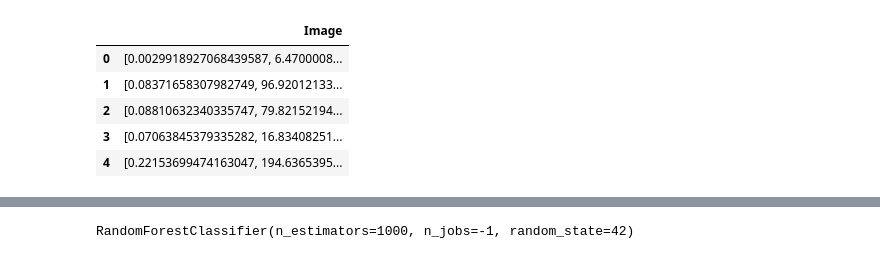
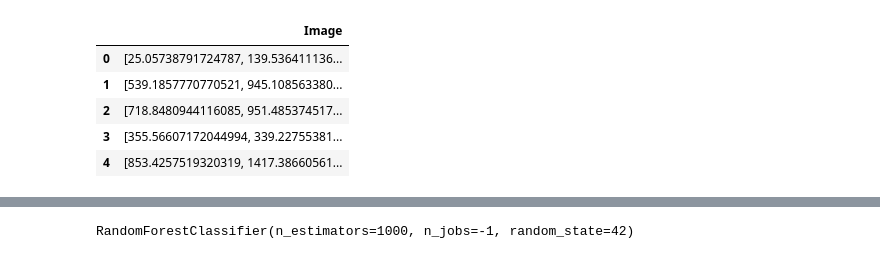
Before and after one commit to MohamedMaher02/Arabic-Font-Recognition, a Jupyter notebook: algorithm.ipynb, the cells around one changed output, grey strips where cells are left out. Cells and saved outputs as stored; diff of their text form; code cells hidden in the pictures.

```diff
--- a/algorithm.ipynb
+++ b/algorithm.ipynb
@@ -215,7 +22,7 @@ labels = {}
 
 folders = os.listdir()
 for i,value in enumerate(folders):
-    if os.path.isdir(value):
+    if os.path.isdir(value) and not value.startswith('.'):
         labels[i] = value
         files = os.listdir(value)
         for j in files:
@@ -372,7 +132,7 @@ def text_orientation(image):
 
 def precompute_gabor_kernels(ksize, sigma, lambd, gamma, psi):
     gabor_kernels = {}
-    for theta in [0]:
+    for theta in [0 , np.pi / 8.0]:
         for freq in lambd:
             gabor_kernel = cv.getGaborKernel((ksize, ksize), sigma, theta, freq, gamma, psi)
             gabor_kernels[(theta, freq)] = gabor_kernel
@@ -381,88 +141,94 @@ def precompute_gabor_kernels(ksize, sigma, lambd, gamma, psi):
 
 def feature_extraction(img_path):
     ksize = 31
-    sigma = 2
-    lambd = [0.3, 4]
+    sigma = 1.5
+    lambd = [0.1,0.5,1, 4, 8]        #90.6% #[0.3, 4] => 90.2% accuracy
     gamma = 0.5
     psi = 0
 
     # Precompute Gabor Kernels
-    # gabor_kernels = precompute_gabor_kernels(ksize, sigma, lambd, gamma, psi)
+    gabor_kernels = precompute_gabor_kernels(ksize, sigma, lambd, gamma, psi)
 
     # Read and preprocess image
     image = cv.imread(img_path, cv.IMREAD_GRAYSCALE)
-
-
 
     # image = cv.resize(image, (256, 256))
     # _, image = cv.threshold(image, 127, 255, cv.THRESH_BINARY)
     # image = preprocess_image(img_path,256)
 
 
-    features = []
-    # for gabor_kernel in gabor_kernels.values():
-    #     # Apply Gabor filter
-    #     filtered_image = cv.filter2D(image, cv.CV_64F, gabor_kernel)
+    feature_vecotr = []
+    for gabor_kernel in gabor_kernels.values():
+        # Apply Gabor filter
+        filtered_image = cv.filter2D(image, cv.CV_64F, gabor_kernel)
 
-    #     # Calculate mean and standard deviation using numpy operations
-    #     mean_val = np.mean(filtered_image)
-    #     std_val = np.std(filtered_image)
+        # Calculate mean and standard deviation using numpy operations
+        mean_val = np.mean(filtered_image)
+        std_val = np.std(filtered_image)
 
-    #     # Append to features
-    #     features.extend([mean_val, std_val])
+        # Append to feature_vecotr
+        feature_vecotr.extend([mean_val, std_val])
 
 
-    # radius = 2
-    # n_points = 8 * radius
-    # lbp_img = local_binary_pattern(image, n_points, radius, method='default')
-    # mean_val = np.mean(lbp_img)
-    # std_val = np.std(lbp_img)
-    # features.extend([mean_val, std_val])
 
     dft = cv.dft(np.float32(image), flags=cv.DFT_COMPLEX_OUTPUT)
     dft_shift = np.fft.fftshift(dft)
-    # magnitude_spectrum = cv.magnitude(dft_shift[:, :, 0], dft_shift[:, :, 1])
-
-    # min_freq = np.min(dft_shift)
-    # max_freq = np.max(dft_shift)
 
     # Define passband cutoff frequencies
-    passband_lower_cutoff = [0, 36, 72, 108, 144, 180, 216]
-    passband_upper_cutoff = [41, 77, 113, 149, 185, 221, 255]
+    # passband_lower_cutoff = [0, 36, 72, 108, 144, 180, 216]
+    # passband_upper_cutoff = [41, 77, 113, 149, 185, 221, 255]
 
-    # passband_lower_cutoff = np.linspace(min_freq, max_freq, 11)[1:9] # Exclude the last value
-    # passband_upper_cutoff = np.linspace(min_freq, max_freq, 11)[2:-1]   # Exclude the first value
-    # passband_lower_cutoff = passband_lower_cutoff.tolist()
-    # passband_upper_cutoff = passband_upper_cutoff.tolist()
+    passband_lower_cutoff = [0, 25, 50, 75, 100, 125, 150, 175, 200, 225]
+    passband_upper_cutoff = [30, 55, 80, 105, 130, 155, 180, 205, 230, 255]
+
+
 
 
     # Create a passband filter in the frequency domain
     rows, cols = dft_shift.shape[0], dft_shift.shape[1]
     crow, ccol = rows // 2, cols // 2
 
 
 
     for i,lower_cutoff in enumerate(passband_lower_cutoff):
         mask = np.zeros((rows, cols, 2), np.uint8)
         mask[crow - int(passband_upper_cutoff[i]):crow + int(passband_upper_cutoff[i]),
             ccol - int(passband_upper_cutoff[i]):ccol + int(passband_upper_cutoff[i])] = 1
         mask[crow - int(passband_lower_cutoff[i]):crow + int(passband_lower_cutoff[i]),
             ccol - int(passband_lower_cutoff[i]):ccol + int(passband_lower_cutoff[i])] = 0
         filtered_dft = dft_shift * mask
         magnitude_spectrum = 20 * np.log(cv.magnitude(filtered_dft[:, :, 0], filtered_dft[:, :, 1]) + 1e-10)
         mean = np.mean(magnitude_spectrum)
         std = np.std(magnitude_spectrum)
-        features.extend([mean, std])
+        feature_vecotr.extend([mean, std])
 
-    return features
+
+    # Compute HPP
+    # HPP = horizontal_profile_projection(image)
+    # feature_vecotr.extend([HPP])
+
+    # compute VPP
+    # VPP = vertical_profile_projection(image)
+    # feature_vecotr.extend([VPP])
+    #
+
+    # Compute Haralick texture feature_vecotr
+    # haralick_features = haralick_texture_features(image)
+    # feature_vecotr.extend(haralick_features.flatten())
+
+    # descriptors = SIFT(image)
+    # feature_vecotr.extend(descriptors)
+
+    return feature_vecotr
+
 
 
 x = pd.DataFrame(df['Image'].apply(feature_extraction))
 x.head()
 # %% [output]
 |  | Image |
-| 0 | [0.0029918927068439587, 6.4700008... |
-| 1 | [0.08371658307982749, 96.92012133... |
-| 2 | [0.08810632340335747, 79.82152194... |
-| 3 | [0.07063845379335282, 16.83408251... |
-| 4 | [0.22153699474163047, 194.6365395... |
+| 0 | [25.05738791724787, 139.536411136... |
+| 1 | [539.1857770770521, 945.108563380... |
+| 2 | [718.8480944116085, 951.485374517... |
+| 3 | [355.56607172044994, 339.22755381... |
+| 4 | [853.4257519320319, 1417.38660561... |
```
Also changed, not shown: parts of 16 cells of this notebook, 1 other file.
